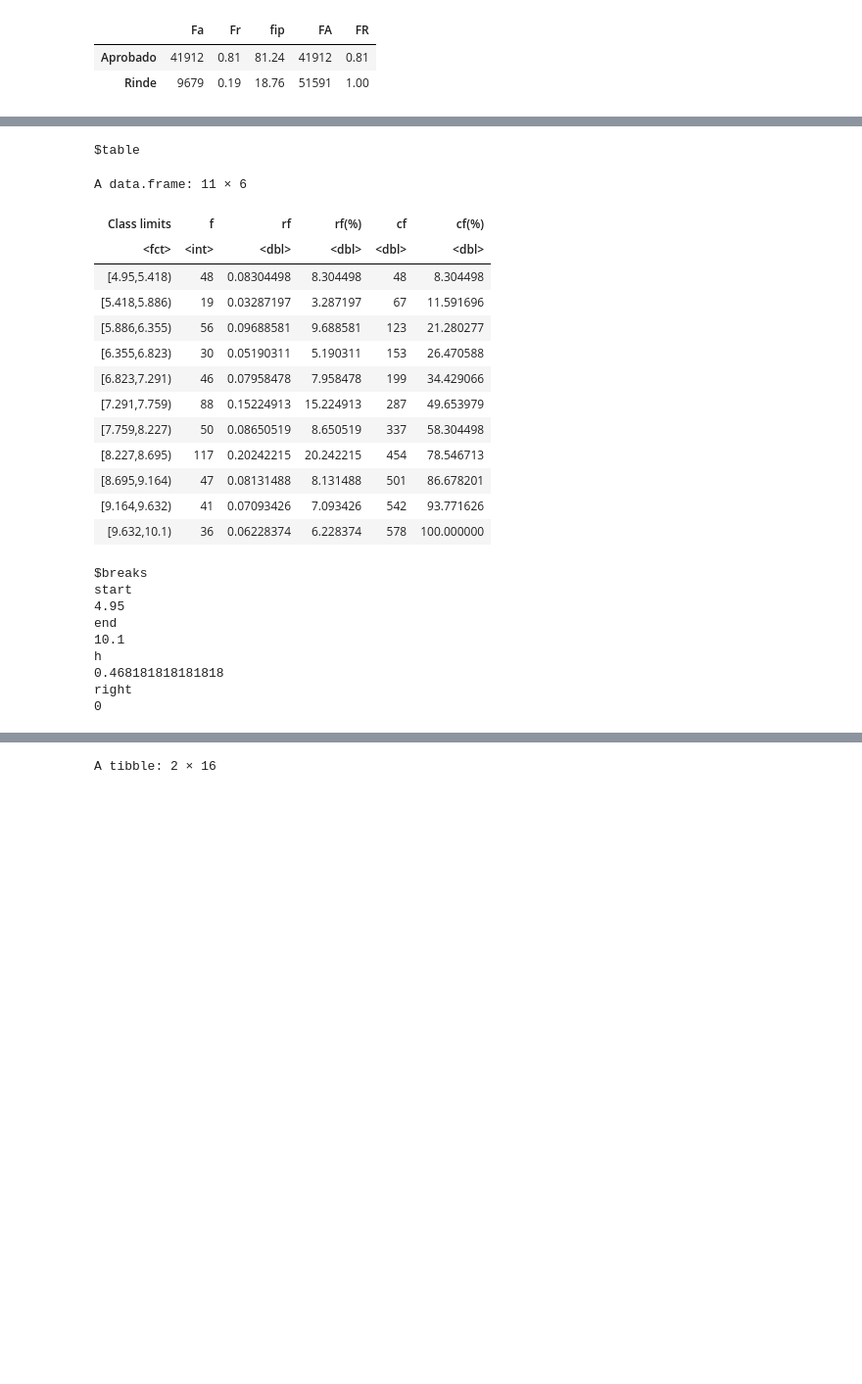
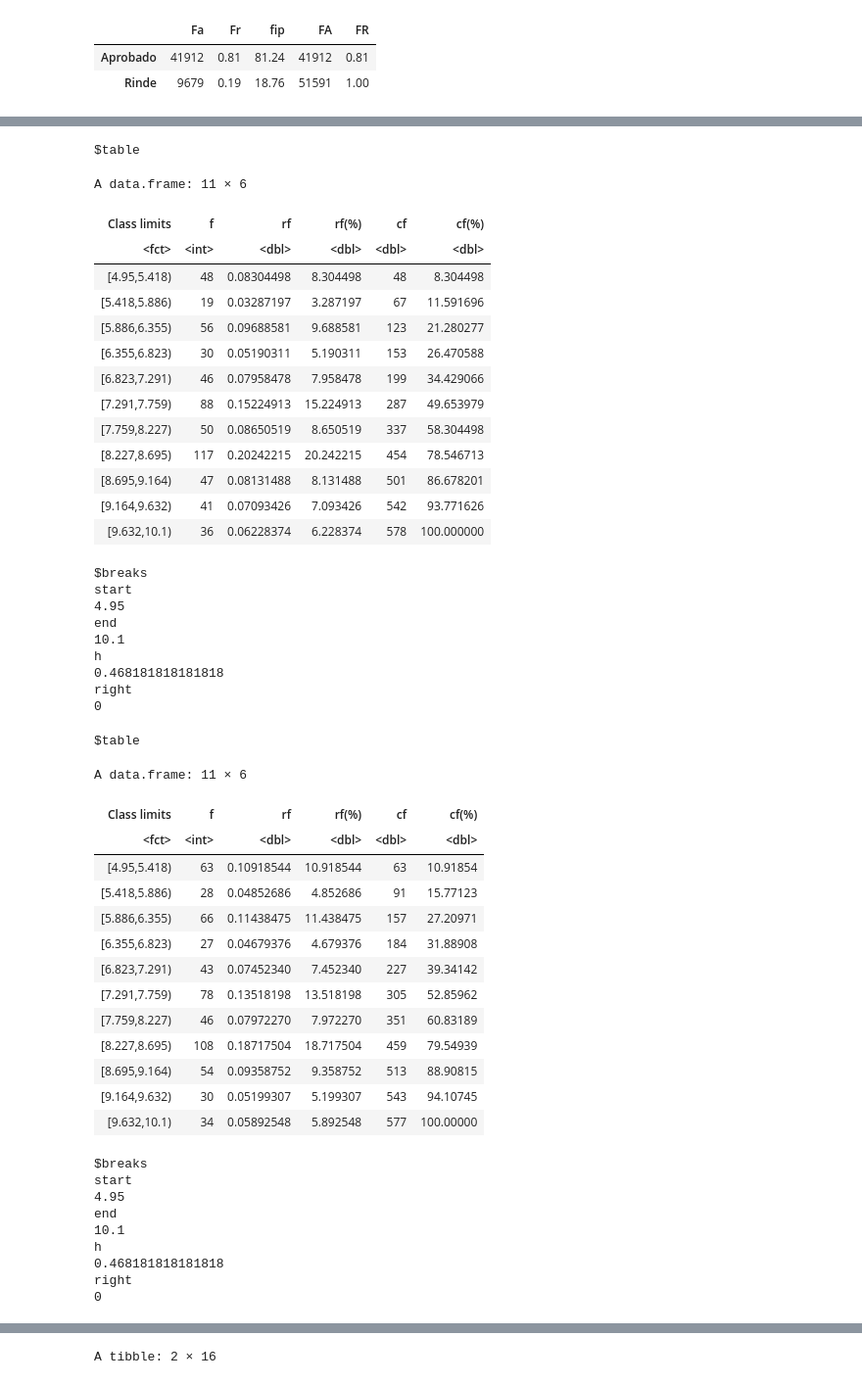
Before and after one commit to Ayrton-Milessi/VICTORIA-Exploracion-de-Datos-Multivariados, a Jupyter notebook: Codigo del TP_2.ipynb, the cells around one changed output, grey strips where cells are left out. Shown at 98% size. Saved outputs shown, nothing was run; the diff lists cells and outputs as text; code cells hidden in the pictures; blank space fills up the shorter version.

```diff
--- a/Codigo del TP.ipynb
+++ b/Codigo del TP_2.ipynb
@@ -410,30 +491,56 @@ right
 # %%
-Frec_Prom3 <- fdt(filter(Victoria_primaria_tercero,asignatura=="MATEMATICA")$Promedio ,breaks="Sturges",na.rm=TRUE) # calcula la distribución de frecuencias utilizando la regla Sturge
+Frec_Prom_mat3 <- fdt(filter(Victoria_primaria_tercero,asignatura=="MATEMATICA")$Promedio ,breaks="Sturges",na.rm=TRUE)
+Frec_Prom_mat3
 
-Frec_Prom3 #nos brinda una tabla con los calculos de la distribución de frecuencias. breaks=c('Sturges', 'Scott', 'FD')
+Frec_Prom_len3 <- fdt(filter(Victoria_primaria_tercero,asignatura== "LENGUA")$Promedio, breaks="Sturges", na.rm=TRUE)
+Frec_Prom_len3
 # %% [output]
 $table
 A data.frame: 11 × 6
 | Class limits | f | rf | rf(%) | cf | cf(%) |
 | <fct> | <int> | <dbl> | <dbl> | <dbl> | <dbl> |
 | [4.95,5.418) | 48 | 0.08304498 | 8.304498 | 48 | 8.304498 |
 | [5.418,5.886) | 19 | 0.03287197 | 3.287197 | 67 | 11.591696 |
 | [5.886,6.355) | 56 | 0.09688581 | 9.688581 | 123 | 21.280277 |
 | [6.355,6.823) | 30 | 0.05190311 | 5.190311 | 153 | 26.470588 |
 | [6.823,7.291) | 46 | 0.07958478 | 7.958478 | 199 | 34.429066 |
 | [7.291,7.759) | 88 | 0.15224913 | 15.224913 | 287 | 49.653979 |
 | [7.759,8.227) | 50 | 0.08650519 | 8.650519 | 337 | 58.304498 |
 | [8.227,8.695) | 117 | 0.20242215 | 20.242215 | 454 | 78.546713 |
 | [8.695,9.164) | 47 | 0.08131488 | 8.131488 | 501 | 86.678201 |
 | [9.164,9.632) | 41 | 0.07093426 | 7.093426 | 542 | 93.771626 |
 | [9.632,10.1) | 36 | 0.06228374 | 6.228374 | 578 | 100.000000 |
 $breaks
 start
 4.95
 end
 10.1
 h
 0.468181818181818
 right
 0
+$table
+A data.frame: 11 × 6
+| Class limits | f | rf | rf(%) | cf | cf(%) |
+| <fct> | <int> | <dbl> | <dbl> | <dbl> | <dbl> |
+| [4.95,5.418) | 63 | 0.10918544 | 10.918544 | 63 | 10.91854 |
+| [5.418,5.886) | 28 | 0.04852686 | 4.852686 | 91 | 15.77123 |
+| [5.886,6.355) | 66 | 0.11438475 | 11.438475 | 157 | 27.20971 |
+| [6.355,6.823) | 27 | 0.04679376 | 4.679376 | 184 | 31.88908 |
+| [6.823,7.291) | 43 | 0.07452340 | 7.452340 | 227 | 39.34142 |
+| [7.291,7.759) | 78 | 0.13518198 | 13.518198 | 305 | 52.85962 |
+| [7.759,8.227) | 46 | 0.07972270 | 7.972270 | 351 | 60.83189 |
+| [8.227,8.695) | 108 | 0.18717504 | 18.717504 | 459 | 79.54939 |
+| [8.695,9.164) | 54 | 0.09358752 | 9.358752 | 513 | 88.90815 |
+| [9.164,9.632) | 30 | 0.05199307 | 5.199307 | 543 | 94.10745 |
+| [9.632,10.1) | 34 | 0.05892548 | 5.892548 | 577 | 100.00000 |
+$breaks
+start
+4.95
+end
+10.1
+h
+0.468181818181818
+right
+0
 # %%
```
Also changed, not shown: parts of 39 cells of this notebook, 3 other files.
